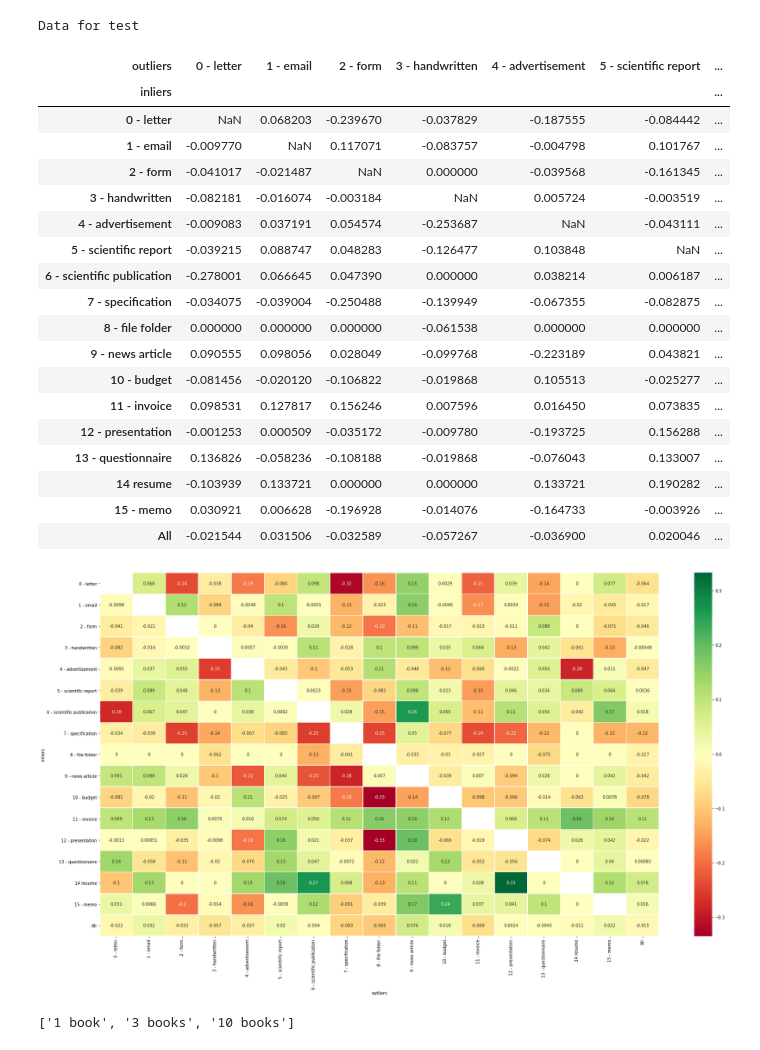
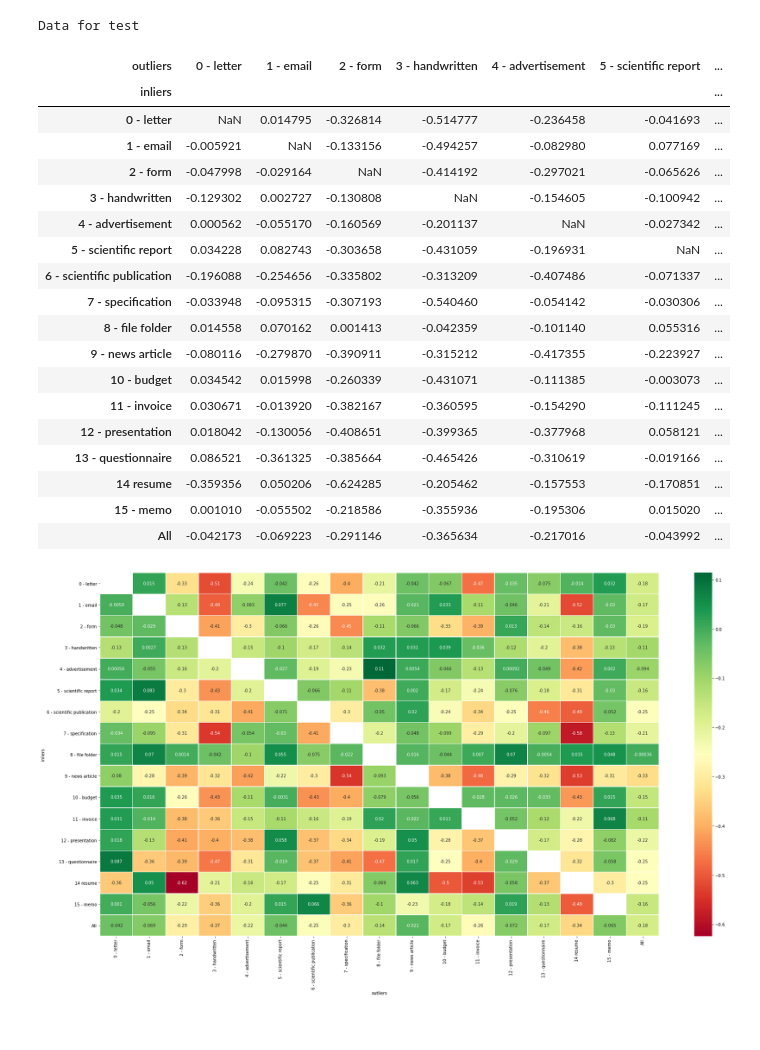
Before and after one commit to pschonev/deepanomaly4docs, a Jupyter notebook: notebooks/results_supervised.ipynb, the cells around one changed output. Cells and saved outputs as stored; diff of their text form; code cells hidden in the pictures.

```diff
--- a/notebooks/results_supervised.ipynb
+++ b/notebooks/results_supervised.ipynb
@@ -63,56 +64,53 @@ from matplotlib import pyplot as plt
 %matplotlib inline
 
 plt.figure(figsize=(30,16))
 data = "test"
 inliers = "inliers"
 outliers = "outliers"
 score = "f1_macro"
 
-data_path = "/home/philipp/projects/dad4td/reports/semisupervised/sup_combs_rvl_0004.tsv"
-df = pd.read_csv(data_path, sep="\t")
+files = ["/home/philipp/projects/dad4td/reports/semisupervised/sup_combs_rvl_0004.tsv",
+         "/home/philipp/projects/dad4td/reports/semisupervised/semisup_rvl_pw_0001.tsv"]
+df = pd.concat([pd.read_csv(filename, sep="\t") for filename in files]).reset_index(drop=True)
+
 
 df[inliers] = df[inliers].map(lambda x: int(x.strip("[]")))
 df[outliers] = df[outliers].map(lambda x: int(x.strip("[]")))
 df = df.replace({"inliers":remap, "outliers":remap})
 
 df = df.where(df.data == data).dropna()
-df_semi = df.where(df.labeled_data == 0.8).dropna()[[score, inliers, outliers]]
+df_semi = df.where(df.labeled_data == 0.5).dropna()[[score, inliers, outliers]]
 df_super = df.where(df.labeled_data == 1.0).dropna()[[score, inliers, outliers]]
 
 df_semi = df_semi.pivot_table(columns=outliers, index=inliers, values=score, margins=True)
 df_super = df_super.pivot_table(columns=outliers, index=inliers, values=score, margins=True)
 df = df_semi - df_super
 
 df = df.reindex(index=order_by_index(df.index, index_natsorted(df.index)))
 df = df.reindex(natsorted(df.columns), axis=1)
 
 print(f"Data for {data}")
 sns.heatmap(df, cmap='RdYlGn', linewidths=0.5, annot=True)
 df
 # %% [output]
 Data for test
 | outliers | 0 - letter | 1 - email | 2 - form | 3 - handwritten | 4 - advertisement | 5 - scientific report | ... |
 | inliers |  |  |  |  |  |  | ... |
-| 0 - letter | NaN | 0.068203 | -0.239670 | -0.037829 | -0.187555 | -0.084442 | ... |
-| 1 - email | -0.009770 | NaN | 0.117071 | -0.083757 | -0.004798 | 0.101767 | ... |
-| 2 - form | -0.041017 | -0.021487 | NaN | 0.000000 | -0.039568 | -0.161345 | ... |
-| 3 - handwritten | -0.082181 | -0.016074 | -0.003184 | NaN | 0.005724 | -0.003519 | ... |
-| 4 - advertisement | -0.009083 | 0.037191 | 0.054574 | -0.253687 | NaN | -0.043111 | ... |
-| 5 - scientific report | -0.039215 | 0.088747 | 0.048283 | -0.126477 | 0.103848 | NaN | ... |
-| 6 - scientific publication | -0.278001 | 0.066645 | 0.047390 | 0.000000 | 0.038214 | 0.006187 | ... |
-| 7 - specification | -0.034075 | -0.039004 | -0.250488 | -0.139949 | -0.067355 | -0.082875 | ... |
-| 8 - file folder | 0.000000 | 0.000000 | 0.000000 | -0.061538 | 0.000000 | 0.000000 | ... |
-| 9 - news article | 0.090555 | 0.098056 | 0.028049 | -0.099768 | -0.223189 | 0.043821 | ... |
-| 10 - budget | -0.081456 | -0.020120 | -0.106822 | -0.019868 | 0.105513 | -0.025277 | ... |
-| 11 - invoice | 0.098531 | 0.127817 | 0.156246 | 0.007596 | 0.016450 | 0.073835 | ... |
-| 12 - presentation | -0.001253 | 0.000509 | -0.035172 | -0.009780 | -0.193725 | 0.156288 | ... |
-| 13 - questionnaire | 0.136826 | -0.058236 | -0.108188 | -0.019868 | -0.076043 | 0.133007 | ... |
-| 14 resume | -0.103939 | 0.133721 | 0.000000 | 0.000000 | 0.133721 | 0.190282 | ... |
-| 15 - memo | 0.030921 | 0.006628 | -0.196928 | -0.014076 | -0.164733 | -0.003926 | ... |
-| All | -0.021544 | 0.031506 | -0.032589 | -0.057267 | -0.036900 | 0.020046 | ... |
+| 0 - letter | NaN | 0.014795 | -0.326814 | -0.514777 | -0.236458 | -0.041693 | ... |
+| 1 - email | -0.005921 | NaN | -0.133156 | -0.494257 | -0.082980 | 0.077169 | ... |
+| 2 - form | -0.047998 | -0.029164 | NaN | -0.414192 | -0.297021 | -0.065626 | ... |
+| 3 - handwritten | -0.129302 | 0.002727 | -0.130808 | NaN | -0.154605 | -0.100942 | ... |
+| 4 - advertisement | 0.000562 | -0.055170 | -0.160569 | -0.201137 | NaN | -0.027342 | ... |
+| 5 - scientific report | 0.034228 | 0.082743 | -0.303658 | -0.431059 | -0.196931 | NaN | ... |
+| 6 - scientific publication | -0.196088 | -0.254656 | -0.335802 | -0.313209 | -0.407486 | -0.071337 | ... |
+| 7 - specification | -0.033948 | -0.095315 | -0.307193 | -0.540460 | -0.054142 | -0.030306 | ... |
+| 8 - file folder | 0.014558 | 0.070162 | 0.001413 | -0.042359 | -0.101140 | 0.055316 | ... |
+| 9 - news article | -0.080116 | -0.279870 | -0.390911 | -0.315212 | -0.417355 | -0.223927 | ... |
+| 10 - budget | 0.034542 | 0.015998 | -0.260339 | -0.431071 | -0.111385 | -0.003073 | ... |
+| 11 - invoice | 0.030671 | -0.013920 | -0.382167 | -0.360595 | -0.154290 | -0.111245 | ... |
+| 12 - presentation | 0.018042 | -0.130056 | -0.408651 | -0.399365 | -0.377968 | 0.058121 | ... |
+| 13 - questionnaire | 0.086521 | -0.361325 | -0.385664 | -0.465426 | -0.310619 | -0.019166 | ... |
+| 14 resume | -0.359356 | 0.050206 | -0.624285 | -0.205462 | -0.157553 | -0.170851 | ... |
+| 15 - memo | 0.001010 | -0.055502 | -0.218586 | -0.355936 | -0.195306 | 0.015020 | ... |
+| All | -0.042173 | -0.069223 | -0.291146 | -0.365634 | -0.217016 | -0.043992 | ... |
-[figure, old version]
+[figure, new version]
-# %%
-from natsort import natsorted
-natsorted(["1 book", "10 books", "3 books"])
-# %% [output]
-['1 book', '3 books', '10 books']
```
Also changed, not shown: parts of 20 cells of this notebook, 6 other files.
